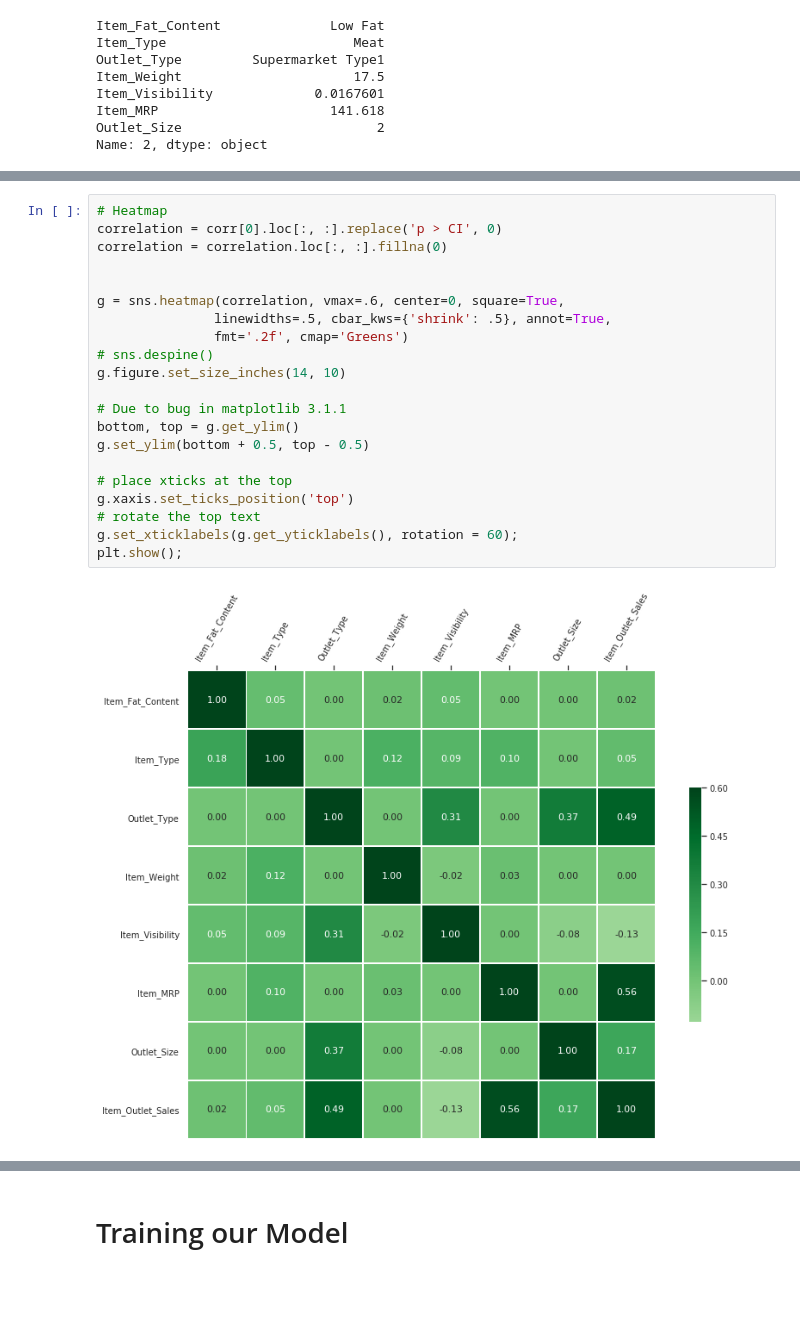
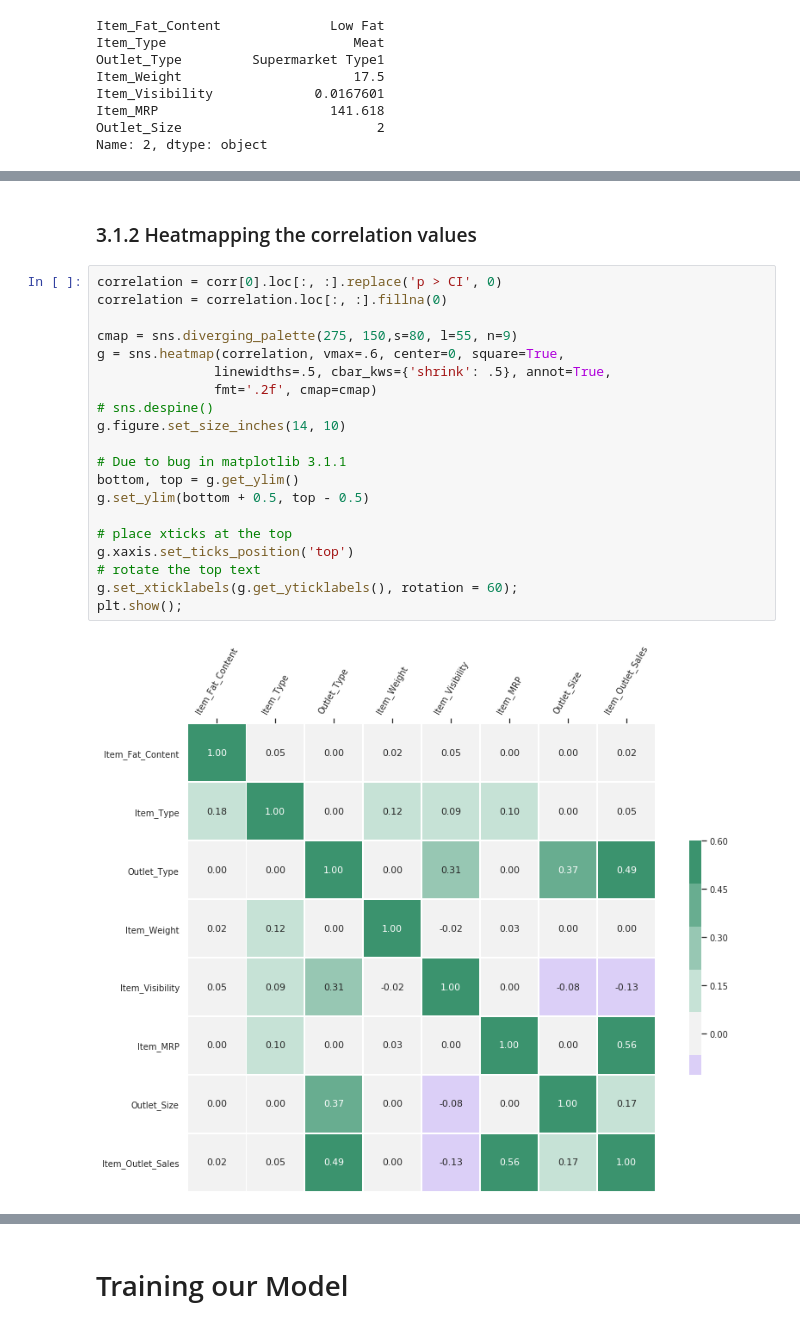
Before and after one commit to jesperjoachim/MLDA, a Jupyter notebook: MLDA/jupyter_DA/Template1.ipynb, the cells around one changed output, grey strips where cells are left out. Drawn from its saved outputs; the diff is of its cells as text; blank space fills up the shorter version.

```diff
--- a/MLDA/jupyter_DA/Template1.ipynb
+++ b/MLDA/jupyter_DA/Template1.ipynb
@@ -802,26 +826,27 @@ corr[1]
 | Item_MRP | 0.575718 | 6.51437e-16 | 0.882391 | 0.00960022 | 0.944813 | 1 | 0.549504 | ... |
 | Outlet_Size | 0.939005 | 0.937052 | 1.55447e-197 | 0.422349 | 5.28113e-09 | 0.549504 | 1 | ... |
 | Item_Outlet_Sales | 0.0839892 | 0.00038844 | 0 | 0.205718 | 1.29842e-30 | 0 | 1.43555e-40 | ... |
+# %% [markdown]
+### 3.1.2 Heatmapping the correlation values
 # %%
-# Heatmap
 correlation = corr[0].loc[:, :].replace('p > CI', 0)
 correlation = correlation.loc[:, :].fillna(0)
 
-
+cmap = sns.diverging_palette(275, 150,s=80, l=55, n=9)
 g = sns.heatmap(correlation, vmax=.6, center=0, square=True,
                linewidths=.5, cbar_kws={'shrink': .5}, annot=True,
-               fmt='.2f', cmap='Greens')
+               fmt='.2f', cmap=cmap)
 # sns.despine()
 g.figure.set_size_inches(14, 10)
 
 # Due to bug in matplotlib 3.1.1
 bottom, top = g.get_ylim()
 g.set_ylim(bottom + 0.5, top - 0.5)
 
 # place xticks at the top
 g.xaxis.set_ticks_position('top')
 # rotate the top text
 g.set_xticklabels(g.get_yticklabels(), rotation = 60);
 plt.show();
 # %% [output]
-[figure, old version]
+[figure, new version]
```
Also changed, not shown: parts of 38 cells of this notebook, 2 other files.
